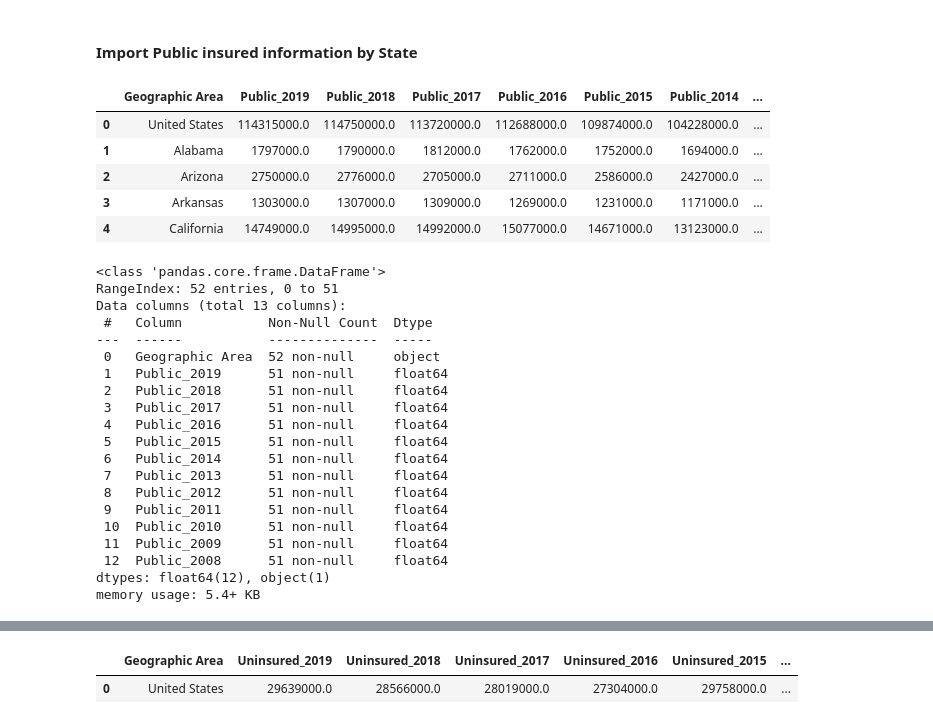
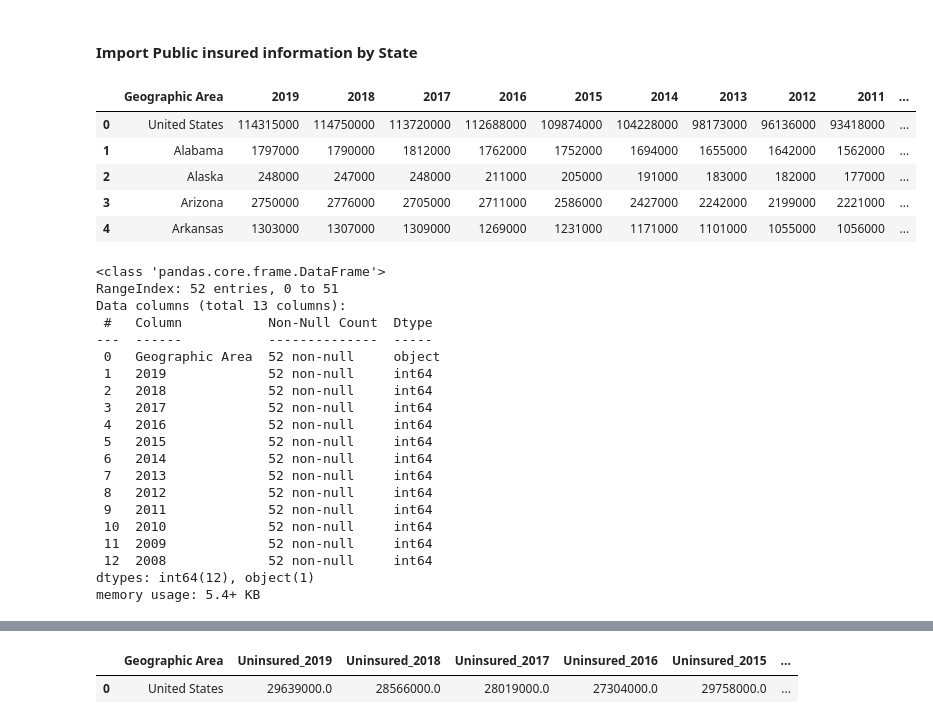
Before and after one commit to dpatelaqua/silver-health, a Jupyter notebook: notebook/capstone_step1.ipynb, the cells around one changed output, grey strips where cells are left out. Drawn from its saved outputs; the diff is of its cells as text; code cells hidden in the pictures.

```diff
--- a/notebook/capstone_step1.ipynb
+++ b/notebook/capstone_step1.ipynb
@@ -395,16 +533,16 @@ memory usage: 5.4+ KB
 # %% [markdown]
 #### Import Public insured information by State
 # %%
-public_ins_df1 = pd.read_excel('..\data\Insurance\Insurance 2009 to 2019.xlsx',skiprows = 2, sheet_name = 3)
+public_ins_df1 = pd.read_excel('..\data\Insurance\Insurance 2009 to 2019.xlsx',skiprows = 1, sheet_name = 3)
 public_ins_df1.rename(columns={'Unnamed: 0':'Geographic Area'}, inplace=True)
 public_ins_df1.head()
 # %% [output]
-|  | Geographic Area | Public_2019 | Public_2018 | Public_2017 | Public_2016 | Public_2015 | Public_2014 | ... |
-| 0 | United States | 114315000.0 | 114750000.0 | 113720000.0 | 112688000.0 | 109874000.0 | 104228000.0 | ... |
-| 1 | Alabama | 1797000.0 | 1790000.0 | 1812000.0 | 1762000.0 | 1752000.0 | 1694000.0 | ... |
-| 2 | Arizona | 2750000.0 | 2776000.0 | 2705000.0 | 2711000.0 | 2586000.0 | 2427000.0 | ... |
-| 3 | Arkansas | 1303000.0 | 1307000.0 | 1309000.0 | 1269000.0 | 1231000.0 | 1171000.0 | ... |
-| 4 | California | 14749000.0 | 14995000.0 | 14992000.0 | 15077000.0 | 14671000.0 | 13123000.0 | ... |
+|  | Geographic Area | 2019 | 2018 | 2017 | 2016 | 2015 | 2014 | 2013 | 2012 | 2011 | ... |
+| 0 | United States | 114315000 | 114750000 | 113720000 | 112688000 | 109874000 | 104228000 | 98173000 | 96136000 | 93418000 | ... |
+| 1 | Alabama | 1797000 | 1790000 | 1812000 | 1762000 | 1752000 | 1694000 | 1655000 | 1642000 | 1562000 | ... |
+| 2 | Alaska | 248000 | 247000 | 248000 | 211000 | 205000 | 191000 | 183000 | 182000 | 177000 | ... |
+| 3 | Arizona | 2750000 | 2776000 | 2705000 | 2711000 | 2586000 | 2427000 | 2242000 | 2199000 | 2221000 | ... |
+| 4 | Arkansas | 1303000 | 1307000 | 1309000 | 1269000 | 1231000 | 1171000 | 1101000 | 1055000 | 1056000 | ... |
 # %%
 public_ins_df1.info()
 # %% [output]
@@ -414,17 +552,17 @@ Data columns (total 13 columns):
  #   Column           Non-Null Count  Dtype
 ---  ------           --------------  -----
  0   Geographic Area  52 non-null     object
- 1   Public_2019      51 non-null     float64
- 2   Public_2018      51 non-null     float64
- 3   Public_2017      51 non-null     float64
- 4   Public_2016      51 non-null     float64
- 5   Public_2015      51 non-null     float64
- 6   Public_2014      51 non-null     float64
- 7   Public_2013      51 non-null     float64
- 8   Public_2012      51 non-null     float64
- 9   Public_2011      51 non-null     float64
- 10  Public_2010      51 non-null     float64
- 11  Public_2009      51 non-null     float64
- 12  Public_2008      51 non-null     float64
-dtypes: float64(12), object(1)
+ 1   2019             52 non-null     int64
+ 2   2018             52 non-null     int64
+ 3   2017             52 non-null     int64
+ 4   2016             52 non-null     int64
+ 5   2015             52 non-null     int64
+ 6   2014             52 non-null     int64
+ 7   2013             52 non-null     int64
+ 8   2012             52 non-null     int64
+ 9   2011             52 non-null     int64
+ 10  2010             52 non-null     int64
+ 11  2009             52 non-null     int64
+ 12  2008             52 non-null     int64
+dtypes: int64(12), object(1)
 memory usage: 5.4+ KB
```
Also changed, not shown: parts of 33 cells of this notebook, 7 other files.
